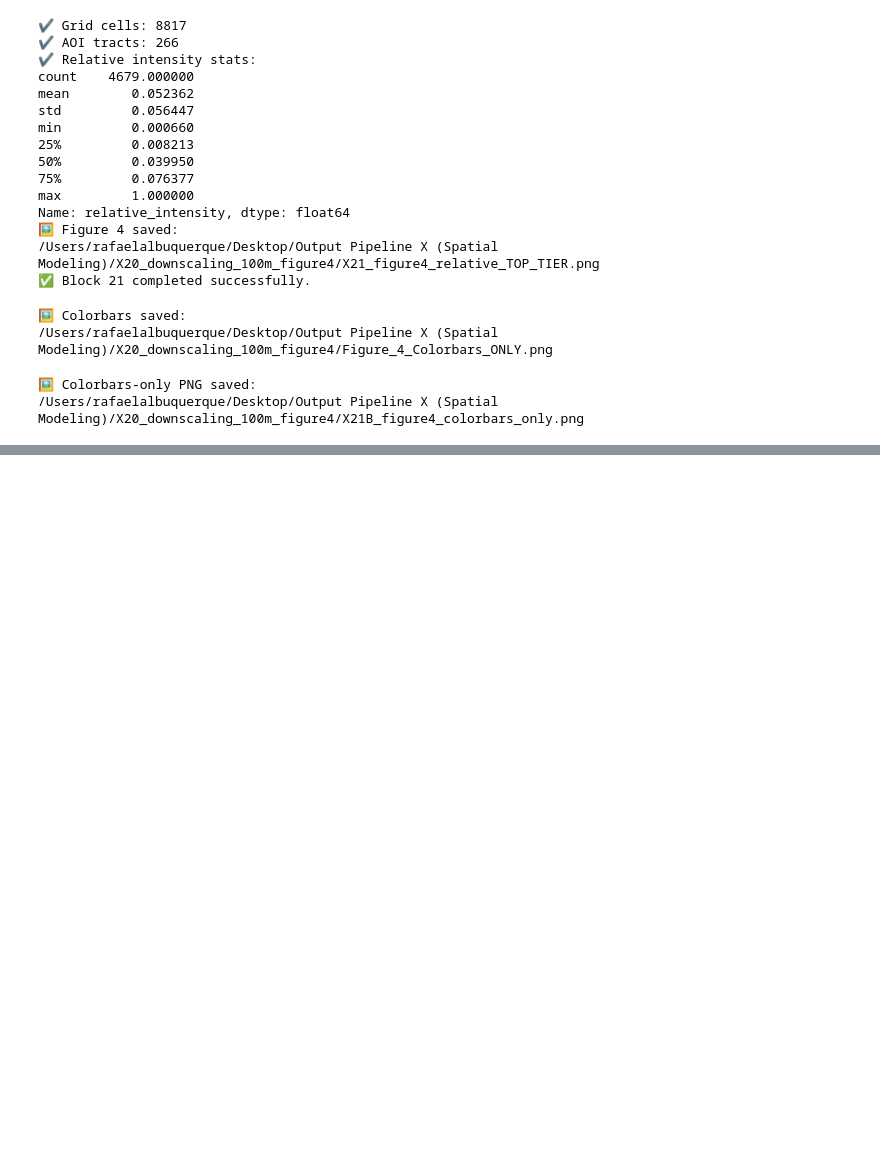
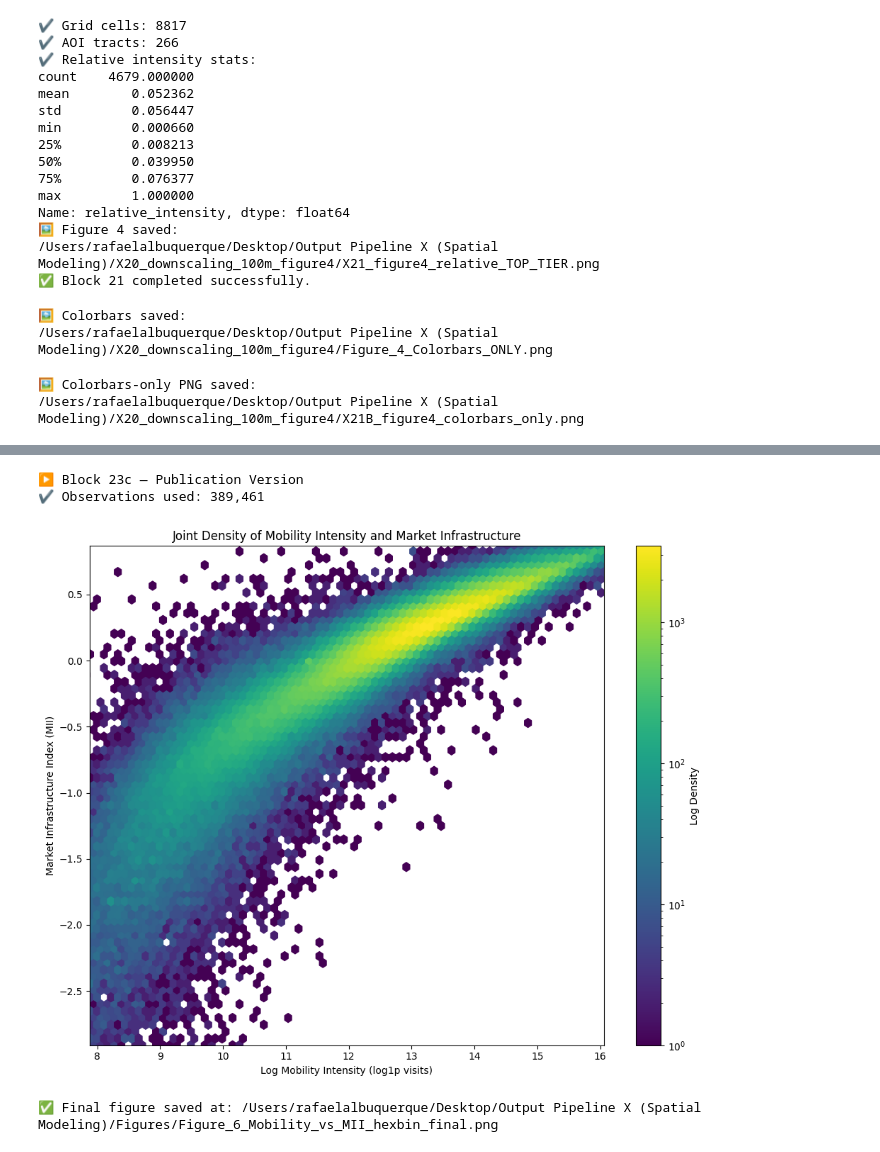
Before and after one commit to RPAlbuquerque/An-Interpretable-GeoAI-Framework-for-Longitudinal-Analysis-of-Spatiotemporal-Digital-Discourse, a Jupyter notebook: 5_Pipeline_X.ipynb, the cells around one changed output, grey strips where cells are left out. Drawn from its saved outputs; the diff is of its cells as text; code cells hidden in the pictures; blank space fills up the shorter version.

```diff
--- a/5_Pipeline_X.ipynb
+++ b/5_Pipeline_X.ipynb
@@ -7440,0 +7700,67 @@ print(OUT_PNG)
+# %%
+# ============================================================
+# BLOCK 23c — HEXBIN FINAL (NO STRUCTURAL TRUNCATION)
+# ============================================================
+
+import matplotlib.pyplot as plt
+import numpy as np
+import os
+
+print("▶️ Block 23c — Publication Version")
+
+mobility_col = "log1p_visits_A4"
+mii_col = "mii"
+
+df = gdf[[mobility_col, mii_col]].copy()
+df = df.replace([np.inf, -np.inf], np.nan).dropna()
+
+# Remove only zero-mobility tracts
+df = df[df[mobility_col] > 0]
+
+print(f"✔ Observations used: {len(df):,}")
+
+plt.figure(figsize=(10, 8))
+
+hb = plt.hexbin(
+    df[mobility_col],
+    df[mii_col],
+    gridsize=150,
+    cmap="viridis",
+    bins="log",
+    mincnt=1
+)
+
+cb = plt.colorbar(hb)
+cb.set_label("Log Density")
+
+plt.xlabel("Log Mobility Intensity (log1p visits)")
+plt.ylabel("Market Infrastructure Index (MII)")
+plt.title("Joint Density of Mobility Intensity and Market Infrastructure")
+
+# Soft visual limits (not trimming data)
+plt.xlim(df[mobility_col].quantile(0.01), df[mobility_col].quantile(0.995))
+plt.ylim(df[mii_col].quantile(0.005), df[mii_col].quantile(0.995))
+
+plt.tight_layout()
+
+OUTPUT_DIR = (
+    "/Users/rafaelalbuquerque/Desktop/"
+    "Output Pipeline X (Spatial Modeling)/Figures"
+)
+
+os.makedirs(OUTPUT_DIR, exist_ok=True)
+
+output_path = os.path.join(
+    OUTPUT_DIR,
+    "Figure_6_Mobility_vs_MII_hexbin_final.png"
+)
+
+plt.savefig(output_path, dpi=400)
+plt.show()
+
+print("✅ Final figure saved at:", output_path)
+# %% [output]
+▶️ Block 23c — Publication Version
+✔ Observations used: 389,461
+[figure, added]
+✅ Final figure saved at: /Users/rafaelalbuquerque/Desktop/Output Pipeline X (Spatial Modeling)/Figures/Figure_6_Mobility_vs_MII_hexbin_final.png
```
Also changed, not shown: parts of 9 cells of this notebook.
